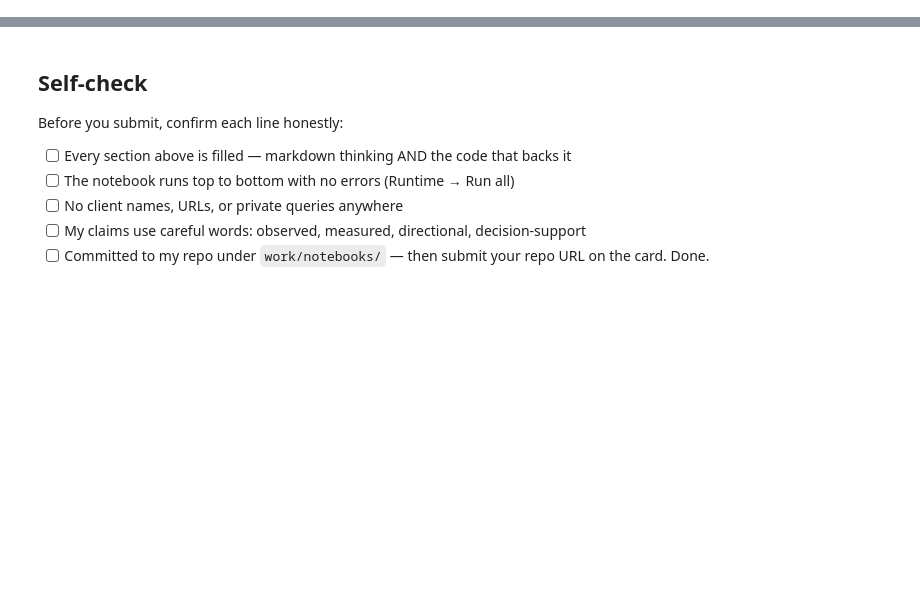
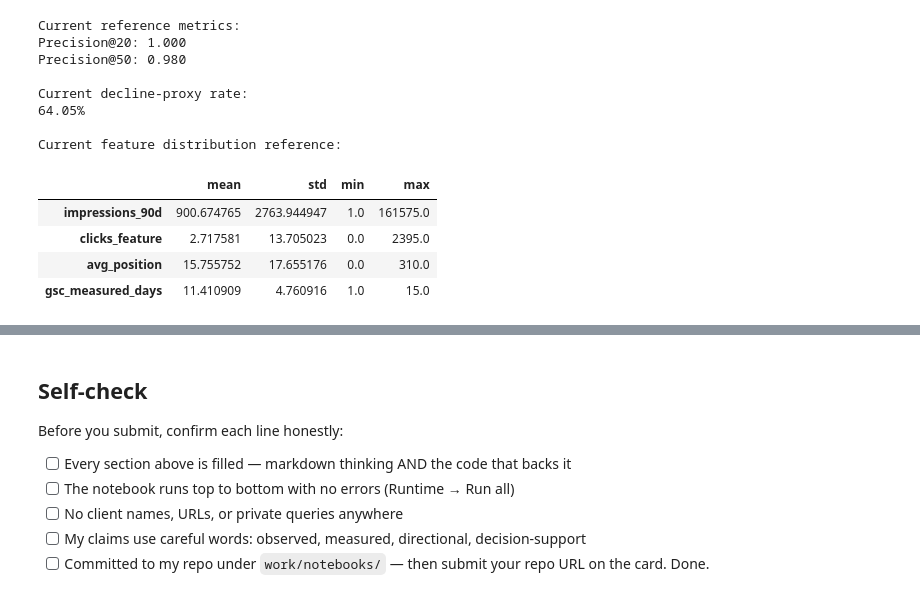
Before and after one commit to VikramR6/flyrank-ml-internship-assign1, a Jupyter notebook: work/notebooks/w07_action_playbook.ipynb, the cells around one changed output, grey strips where cells are left out. Saved outputs shown, nothing was run; the diff lists cells and outputs as text; code cells hidden in the pictures; blank space fills up the shorter version.

```diff
--- a/work/notebooks/w07_action_playbook.ipynb
+++ b/work/notebooks/w07_action_playbook.ipynb
@@ -43,0 +446,80 @@ This skeleton is yours to fill. Work the sections **in order** — each one has
+# %%
+# Section 4 — Monitoring and retrain trigger checks
+
+# Use the held-out grouped test set created in Section 1
+y_reference = ml08_data.iloc[test_idx]["decline_proxy"].copy()
+
+
+# Calculate current reference Precision@K
+def precision_at_k(y_true, scores, k):
+    y_true = np.asarray(y_true)
+    scores = np.asarray(scores)
+
+    k = min(k, len(y_true))
+    top_indices = np.argsort(scores)[::-1][:k]
+
+    return y_true[top_indices].mean()
+
+
+current_p20 = precision_at_k(
+    y_reference,
+    model_proba,
+    20
+)
+
+current_p50 = precision_at_k(
+    y_reference,
+    model_proba,
+    50
+)
+
+
+# Current feature distributions
+feature_summary = ml08_data[features].describe().T[
+    ["mean", "std", "min", "max"]
+]
+
+print("Current reference metrics:")
+print(f"Precision@20: {current_p20:.3f}")
+print(f"Precision@50: {current_p50:.3f}")
+
+print("\nCurrent decline-proxy rate:")
+print(f"{100 * ml08_data['decline_proxy'].mean():.2f}%")
+
+print("\nCurrent feature distribution reference:")
+display(feature_summary)
+
+print("\nMonitoring checks:")
+
+monitoring_checks = [
+    "Model probability distribution",
+    "Key feature distributions",
+    "Precision@20 on new validation periods",
+    "Precision@50 on new validation periods",
+    "Decline-proxy rate over time",
+    "Reviewer acceptance/rejection patterns",
+    "Performance on new clients or content types"
+]
+
+for i, check in enumerate(monitoring_checks, 1):
+    print(f"{i}. {check}")
+
+print("\nRetraining principle:")
+print(
+    "Consider retraining after sustained measured drift or "
+    "performance change, followed by fresh grouped/time-aware validation."
+)
+# %% [output]
+Current reference metrics:
+Precision@20: 1.000
+Precision@50: 0.980
+
+Current decline-proxy rate:
+64.05%
+
+Current feature distribution reference:
+|  | mean | std | min | max |
+| impressions_90d | 900.674765 | 2763.944947 | 1.0 | 161575.0 |
+| clicks_feature | 2.717581 | 13.705023 | 0.0 | 2395.0 |
+| avg_position | 15.755752 | 17.655176 | 0.0 | 310.0 |
+| gsc_measured_days | 11.410909 | 4.760916 | 1.0 | 15.0 |
```
Also changed, not shown: parts of 25 cells of this notebook.
